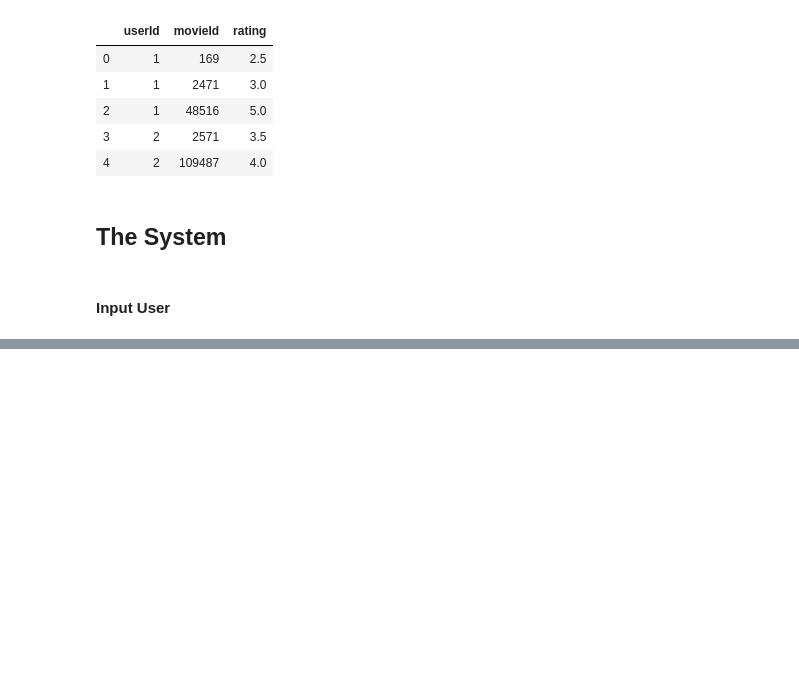
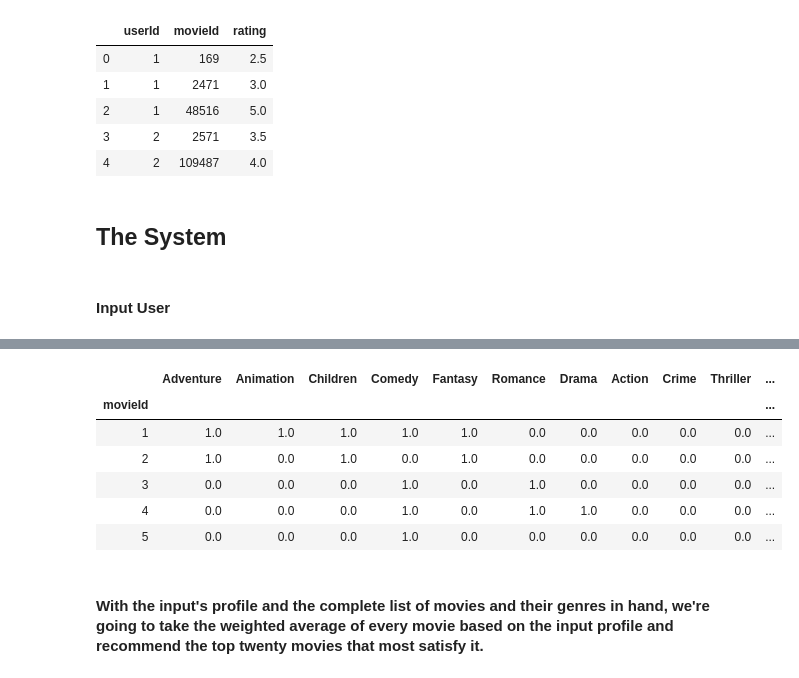
Before and after one commit to IMabuza/simple_movie_recommendation_system, a Jupyter notebook: simple_movie_recommendation_system.ipynb, the cells around one changed output, grey strips where cells are left out. Saved outputs shown, nothing was run; the diff lists cells and outputs as text; code cells hidden in the pictures; blank space fills up the shorter version.

```diff
--- a/simple_movie_recommendation_system.ipynb
+++ b/simple_movie_recommendation_system.ipynb
@@ -156,0 +219,16 @@ user_movies
+# %%
+#Now let's get the genres of every movie in our original dataframe
+genreTable = moviesWithGenres_df.set_index(moviesWithGenres_df['movieId'])
+#And drop the unnecessary information
+genreTable = genreTable.drop('movieId', 1).drop('title', 1).drop('genres', 1).drop('year', 1)
+genreTable.head()
+# %% [output]
+|  | Adventure | Animation | Children | Comedy | Fantasy | Romance | Drama | Action | Crime | Thriller | ... |
+| movieId |  |  |  |  |  |  |  |  |  |  | ... |
+| 1 | 1.0 | 1.0 | 1.0 | 1.0 | 1.0 | 0.0 | 0.0 | 0.0 | 0.0 | 0.0 | ... |
+| 2 | 1.0 | 0.0 | 1.0 | 0.0 | 1.0 | 0.0 | 0.0 | 0.0 | 0.0 | 0.0 | ... |
+| 3 | 0.0 | 0.0 | 0.0 | 1.0 | 0.0 | 1.0 | 0.0 | 0.0 | 0.0 | 0.0 | ... |
+| 4 | 0.0 | 0.0 | 0.0 | 1.0 | 0.0 | 1.0 | 1.0 | 0.0 | 0.0 | 0.0 | ... |
+| 5 | 0.0 | 0.0 | 0.0 | 1.0 | 0.0 | 0.0 | 0.0 | 0.0 | 0.0 | 0.0 | ... |
+# %% [markdown]
+#### With the input's profile and the complete list of movies and their genres in hand, we're going to take the weighted average of every movie based on the input profile and recommend the top twenty movies that most satisfy it.
```
Also changed, not shown: parts of 9 cells of this notebook.
